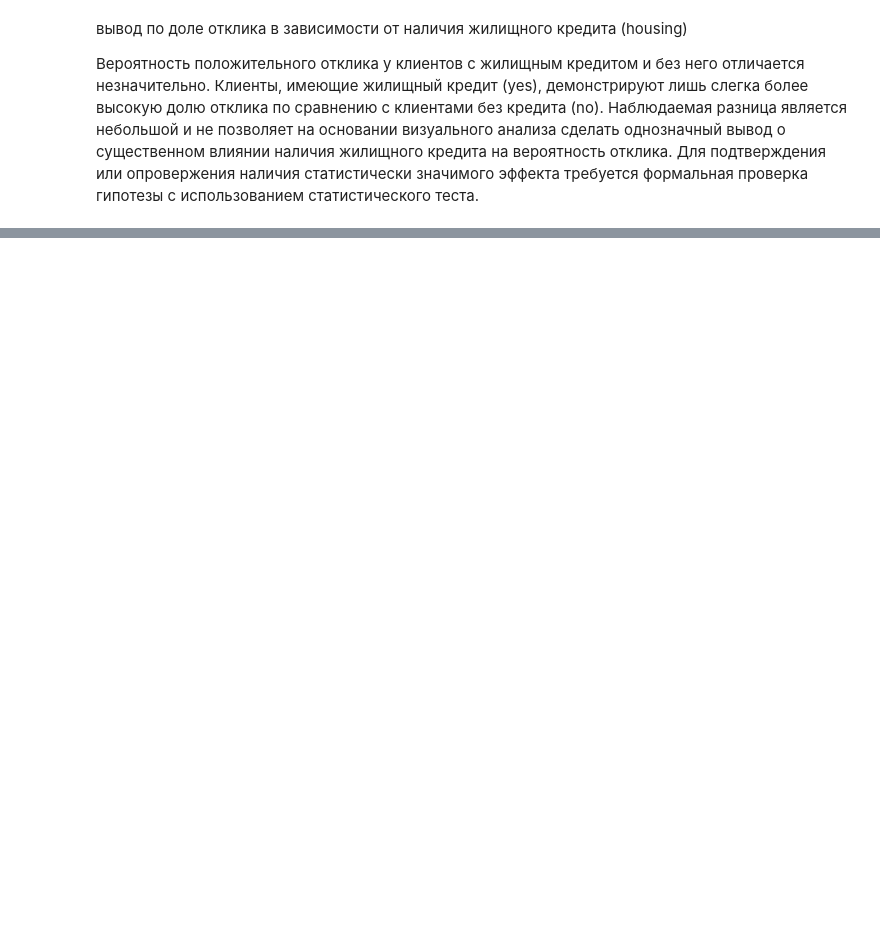
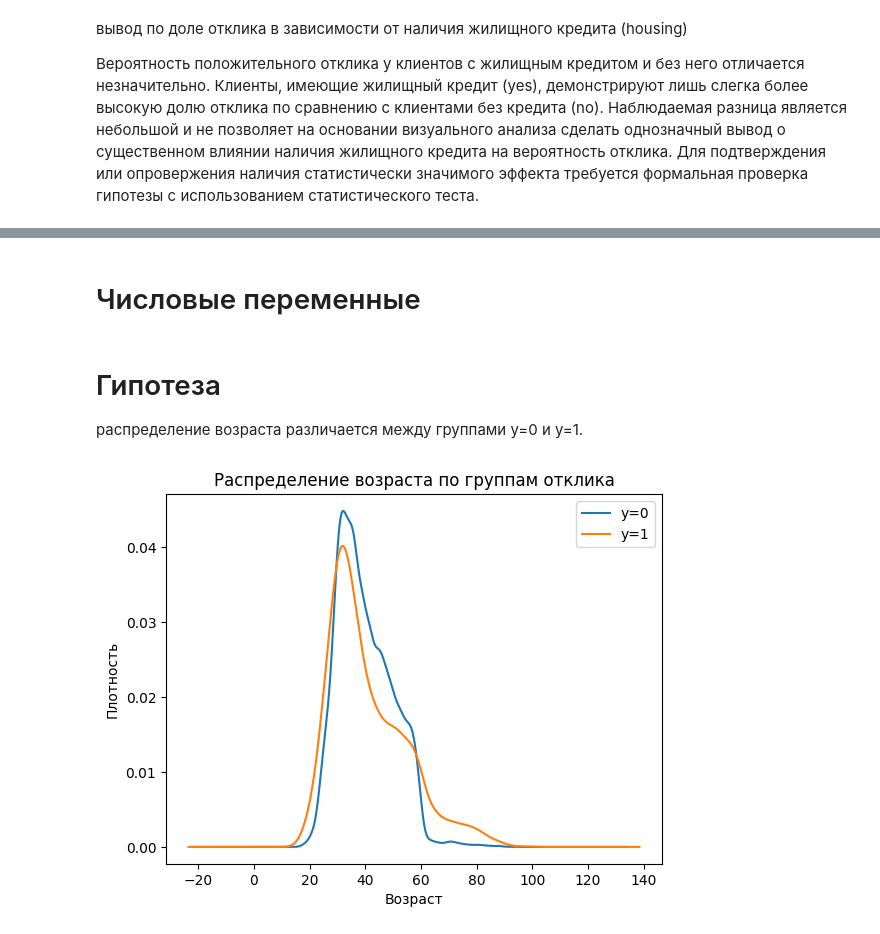
Before and after one commit to Murad0998/statistics-project, a Jupyter notebook: notebooks/GP_3_EDA.ipynb, the cells around one changed output, grey strips where cells are left out. Cells and saved outputs as stored; diff of their text form; code cells hidden in the pictures; blank space fills up the shorter version.

```diff
--- a/notebooks/GP_3_EDA.ipynb
+++ b/notebooks/GP_3_EDA.ipynb
@@ -377,0 +416,19 @@ plt.show()
+# %% [markdown]
+# Числовые переменные
+# %% [markdown]
+# Гипотеза
+
+распределение возраста различается между группами y=0 и y=1.
+# %%
+plt.figure()
+
+df.loc[df["y_bin"] == 0, "age"].plot(kind="kde", label="y=0")
+df.loc[df["y_bin"] == 1, "age"].plot(kind="kde", label="y=1")
+
+plt.title("Распределение возраста по группам отклика")
+plt.xlabel("Возраст")
+plt.ylabel("Плотность")
+plt.legend()
+plt.show()
+# %% [output]
+[figure, added]
```
Also changed, not shown: parts of 21 cells of this notebook.
